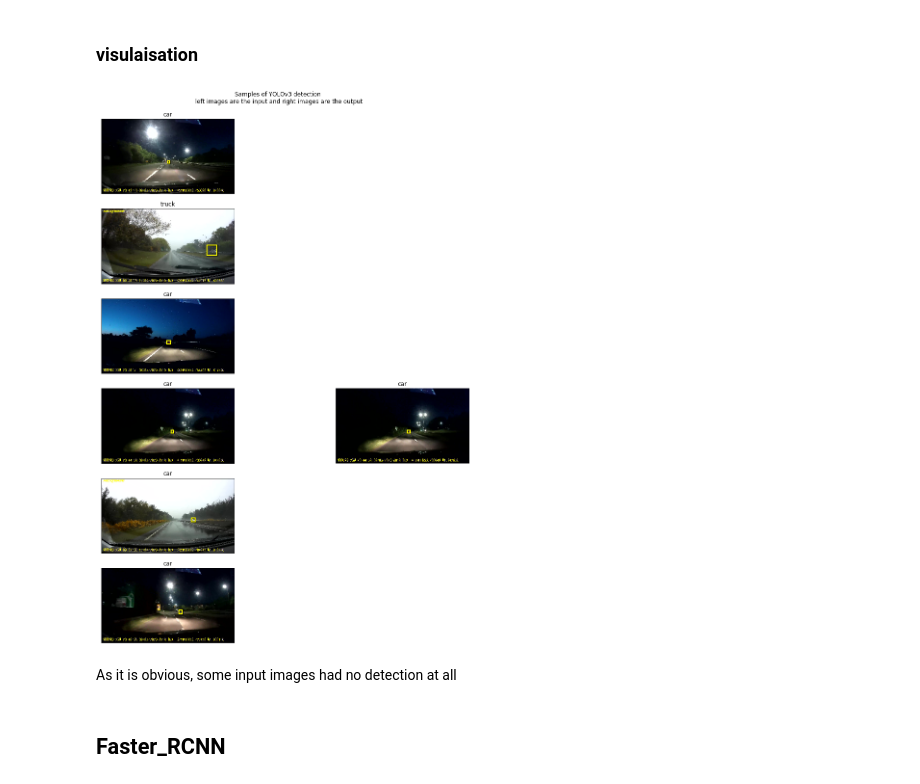
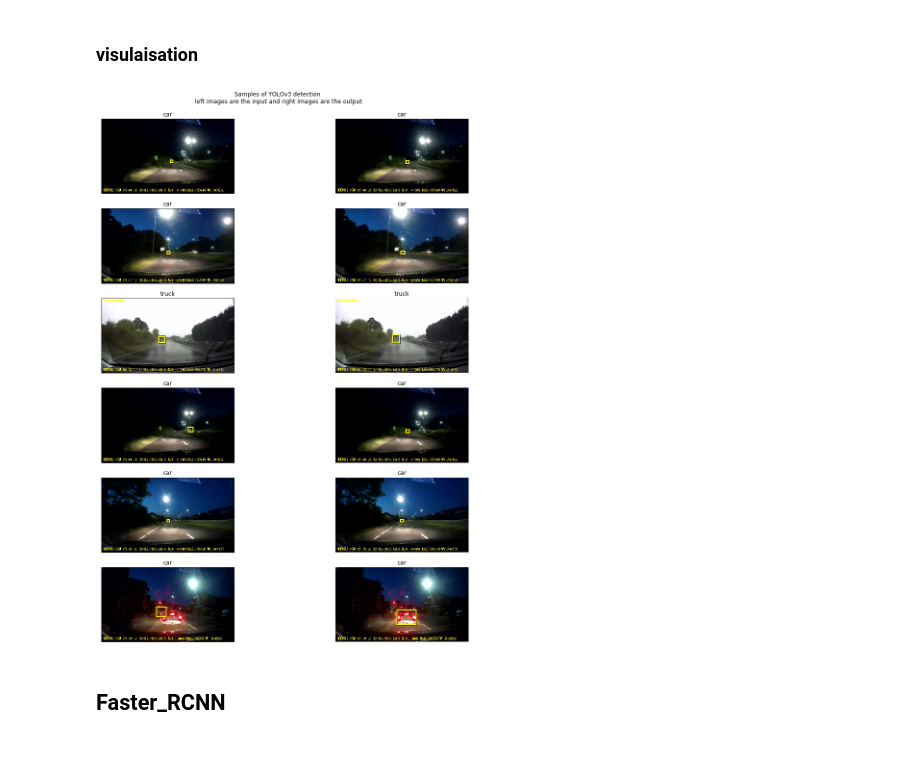
Before and after one commit to ehsantaati/ObjectDetection_Compare_BU, a Jupyter notebook: Final_report2ndDraft.ipynb, the cells around one changed output. Drawn from its saved outputs; the diff is of its cells as text; code cells hidden in the pictures; blank space fills up the shorter version.

```diff
--- a/Final_report2ndDraft.ipynb
+++ b/Final_report2ndDraft.ipynb
@@ -235,10 +235,10 @@ class_correct_YOLO_clear = {'car':0,'truck':0,'bus':0,'motorcycle':0}
 class_notcorrect_YOLO_clear = {'car':0,'truck':0,'bus':0,'motorcycle':0}
 
 root_dir = '../Frames/'
-correct = 0
-detected = 0
-not_detected = 0
-
+correct = 0 # counting the number of correct detections
+detected = 0 # counting the total number of detections
+not_detected = 0 # counting the total number of not detected images
+detected_idx =[] # keeping the indexes of detected images for plotting
 for image_idx in trange(frames_list.shape[0]):
 
     cls_name = frames_list.iloc[image_idx,1] # class name
@@ -255,6 +255,7 @@ for image_idx in trange(frames_list.shape[0]):
     detections = YOLO_pred(image_idx)
 
     if detections[0] is not None:
+        detected_idx.append(image_idx)
         y_ =[]
         for i in range (len(detections[0])):
             y_.append(detections[0][i][6].numpy().tolist())
@@ -393,26 +482,25 @@ def show_pred(img_idx,detections,img_size =416,ax=None,root_dir='../Frames/'):
     ax = show_img(img,ax, title=i2c(int(cls_pred))[0])
     draw_rect(ax, [x1, y1], box_w, box_h)
 # %%
-ix = [random.randrange(0,frames_list.shape[0]) for i in range(6)]
+#ix = [random.randrange(0,frames_list.shape[0]) for i in range(6)]
 
+ix = random.sample(detected_idx, 6)
 fig,ax = plt.subplots(len(ix),2,figsize=(16,20))
-ttl = fig.suptitle(f'Samples of YOLOv3 detection\n left images are the input and right images are the output')
+ttl = fig.suptitle(f'Samples of YOLOv3 detection\n left images are the inputs and right images are the outputs')
 ttl.set_position([.5, .92])
 for i in tqdm(ix):
     # showing the input bbox
     lbl,bbox = bbox_inp(i)
 
     show_inp(i,lbl=lbl,bbox=bbox,ax=ax[ix.index(i),0])
     # showing the predicted bbox
 
     detections = YOLO_pred(i)[0]
     ax[ix.index(i),1].axis('off')
     if detections is not None:
         show_pred(i,detections=detections,ax=ax[ix.index(i),1])
 # %% [output]
-[figure, old version]
+[figure, new version]
-# %% [markdown]
-As it is obvious, some input images had no detection at all
 # %% [markdown]
 ## Faster_RCNN
 # %%
```
Also changed, not shown: parts of 14 cells of this notebook.
